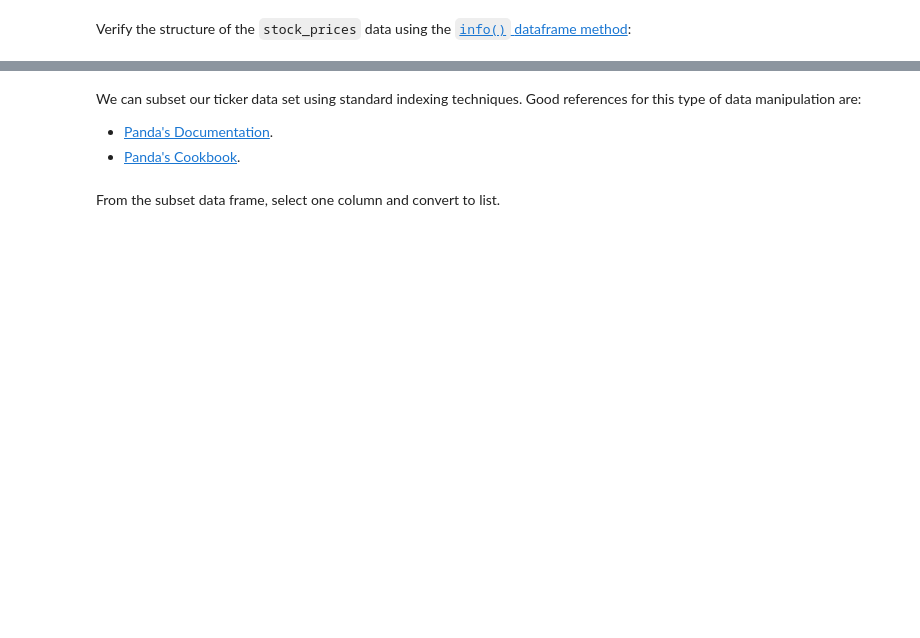
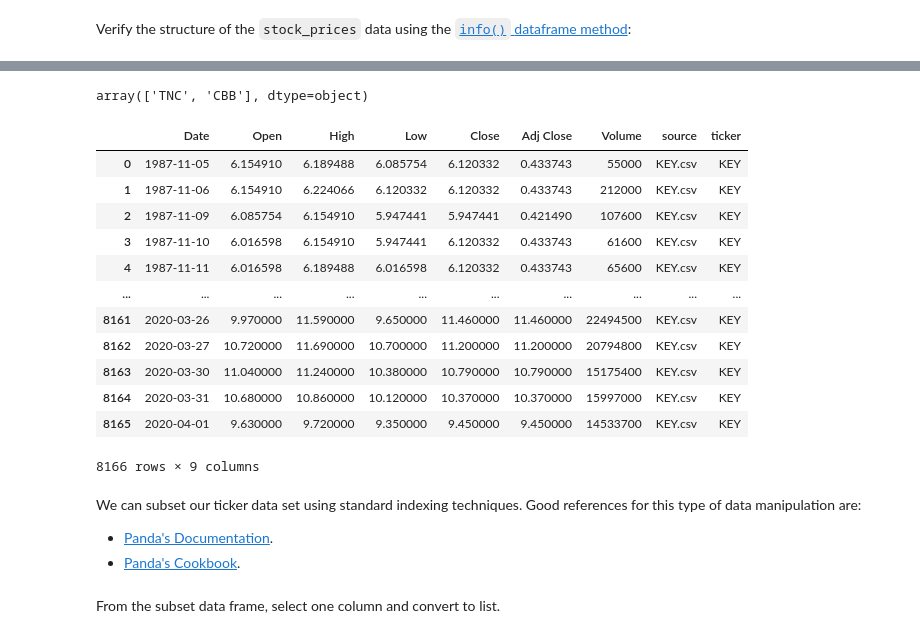
Before and after one commit to UofT-DSI/production, a Jupyter notebook: 01_materials/labs/02_data_engineering.ipynb, the cells around one changed output, grey strips where cells are left out. Saved outputs shown, nothing was run; the diff lists cells and outputs as text; code cells hidden in the pictures; blank space fills up the shorter version.

```diff
--- a/01_materials/labs/02_data_engineering.ipynb
+++ b/01_materials/labs/02_data_engineering.ipynb
@@ -115,3 +226,23 @@ stock_prices.info()
+# %%
+stock_prices['ticker'].unique()
+# %% [output]
+array(['TNC', 'CBB'], dtype=object)
+# %%
+dt
+# %% [output]
+|  | Date | Open | High | Low | Close | Adj Close | Volume | source | ticker |
+| 0 | 1987-11-05 | 6.154910 | 6.189488 | 6.085754 | 6.120332 | 0.433743 | 55000 | KEY.csv | KEY |
+| 1 | 1987-11-06 | 6.154910 | 6.224066 | 6.120332 | 6.120332 | 0.433743 | 212000 | KEY.csv | KEY |
+| 2 | 1987-11-09 | 6.085754 | 6.154910 | 5.947441 | 5.947441 | 0.421490 | 107600 | KEY.csv | KEY |
+| 3 | 1987-11-10 | 6.016598 | 6.154910 | 5.947441 | 6.120332 | 0.433743 | 61600 | KEY.csv | KEY |
+| 4 | 1987-11-11 | 6.016598 | 6.189488 | 6.016598 | 6.120332 | 0.433743 | 65600 | KEY.csv | KEY |
+| ... | ... | ... | ... | ... | ... | ... | ... | ... | ... |
+| 8161 | 2020-03-26 | 9.970000 | 11.590000 | 9.650000 | 11.460000 | 11.460000 | 22494500 | KEY.csv | KEY |
+| 8162 | 2020-03-27 | 10.720000 | 11.690000 | 10.700000 | 11.200000 | 11.200000 | 20794800 | KEY.csv | KEY |
+| 8163 | 2020-03-30 | 11.040000 | 11.240000 | 10.380000 | 10.790000 | 10.790000 | 15175400 | KEY.csv | KEY |
+| 8164 | 2020-03-31 | 10.680000 | 10.860000 | 10.120000 | 10.370000 | 10.370000 | 15997000 | KEY.csv | KEY |
+| 8165 | 2020-04-01 | 9.630000 | 9.720000 | 9.350000 | 9.450000 | 9.450000 | 14533700 | KEY.csv | KEY |
+8166 rows × 9 columns
 # %% [markdown]
 We can subset our ticker data set using standard indexing techniques. Good references for this type of data manipulation are:
 
```
Also changed, not shown: parts of 18 cells of this notebook, 7 other files.
